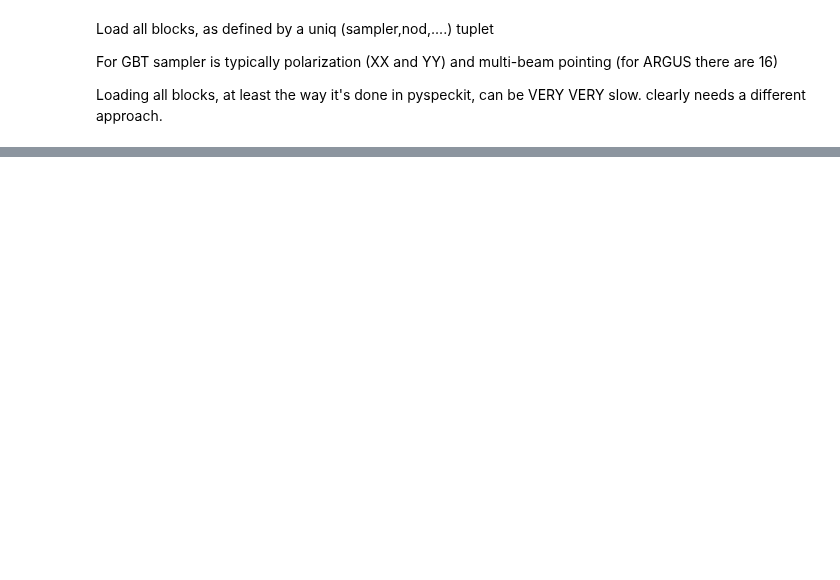
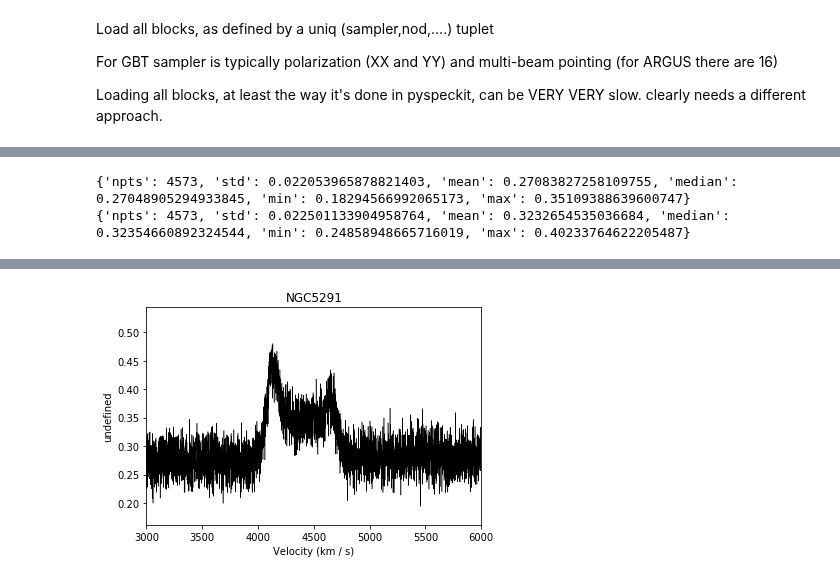
Before and after one commit to teuben/gbtoy, a Jupyter notebook: nb/ngc5291a.ipynb, the cells around one changed output, grey strips where cells are left out. Cells and saved outputs as stored; diff of their text form; code cells hidden in the pictures; blank space fills up the shorter version.

```diff
--- a/nb/ngc5291a.ipynb
+++ b/nb/ngc5291a.ipynb
@@ -101,0 +168,13 @@ elif src == 'NGC5291':
+# %%
+spol = target.reduced_scans
+sp1 = spol['A13']   # YY
+sp2 = spol['A9']    # XX
+sp1.xarr.convert_to_unit('km/s')
+sp2.xarr.convert_to_unit('km/s')
+sp1.plotter()
+sp1.plotter(xmin=3000,xmax=6000)
+print(sp1.stats(statrange=(2000,3500)))
+print(sp2.stats(statrange=(2000,3500)))
+# %% [output]
+{'npts': 4573, 'std': 0.022053965878821403, 'mean': 0.27083827258109755, 'median': 0.27048905294933845, 'min': 0.18294566992065173, 'max': 0.35109388639600747}
+{'npts': 4573, 'std': 0.022501133904958764, 'mean': 0.3232654535036684, 'median': 0.32354660892324544, 'min': 0.24858948665716019, 'max': 0.40233764622205487}
@@ -101,0 +182 @@ elif src == 'NGC5291':
+[figure, added]
```
Also changed, not shown: parts of 17 cells of this notebook.
